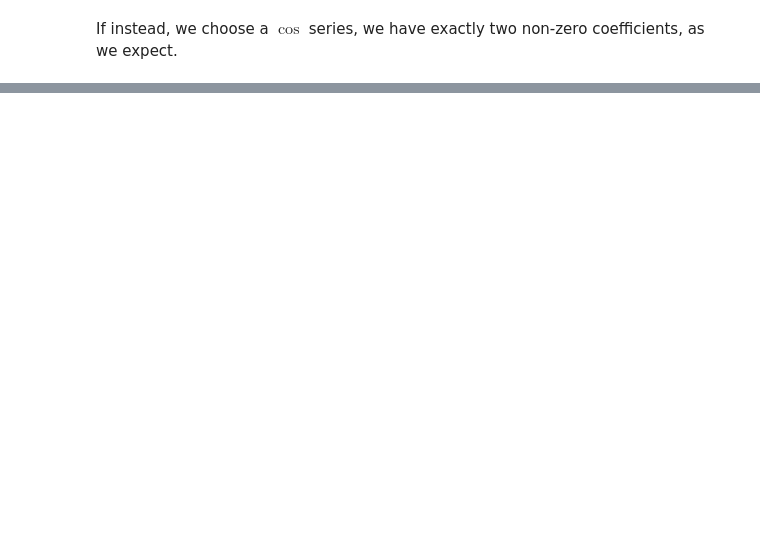
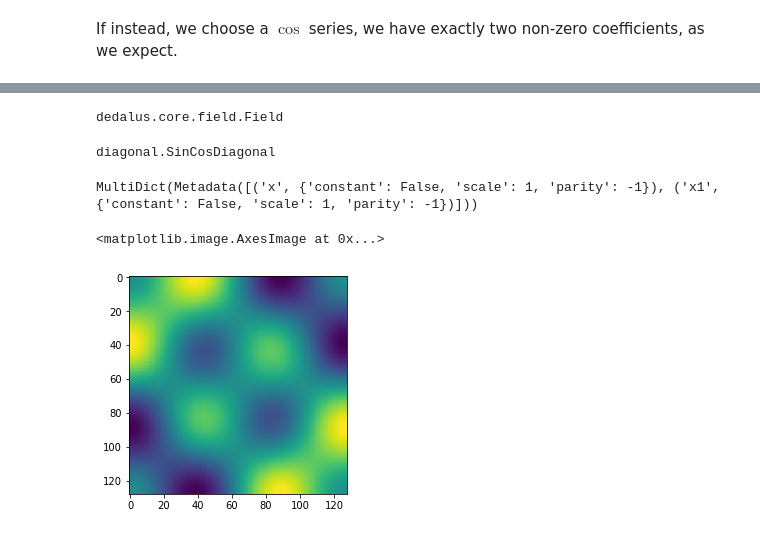
Before and after one commit to jsoishi/busse_annulus, a Jupyter notebook: python/CE2/Diagonalization.ipynb, the cells around one changed output, grey strips where cells are left out. Cells and saved outputs as stored; diff of their text form; code cells hidden in the pictures; blank space fills up the shorter version.

Commit message:
Working but serial only Sin/Cos diagonalization operator
This needs some thought to be parallelized...

```diff
--- a/python/CE2/Diagonalization.ipynb
+++ b/python/CE2/Diagonalization.ipynb
@@ -356,0 +365,21 @@ Text(0.5,1,'coeff values')
+# %%
+d = SinCosDiagonal(y2, 'x','x1')
+# %%
+type(y2)
+# %% [output]
+dedalus.core.field.Field
+# %%
+type(d)
+# %% [output]
+diagonal.SinCosDiagonal
+# %%
+d.meta
+# %% [output]
+MultiDict(Metadata([('x', {'constant': False, 'scale': 1, 'parity': -1}), ('x1', {'constant': False, 'scale': 1, 'parity': -1})]))
+# %%
+out = d.evaluate()
+# %%
+plt.imshow(out['g'])
+# %% [output]
+<matplotlib.image.AxesImage at 0x...>
+[figure, added]
```
Also changed, not shown: parts of 9 cells of this notebook, 1 other file.
